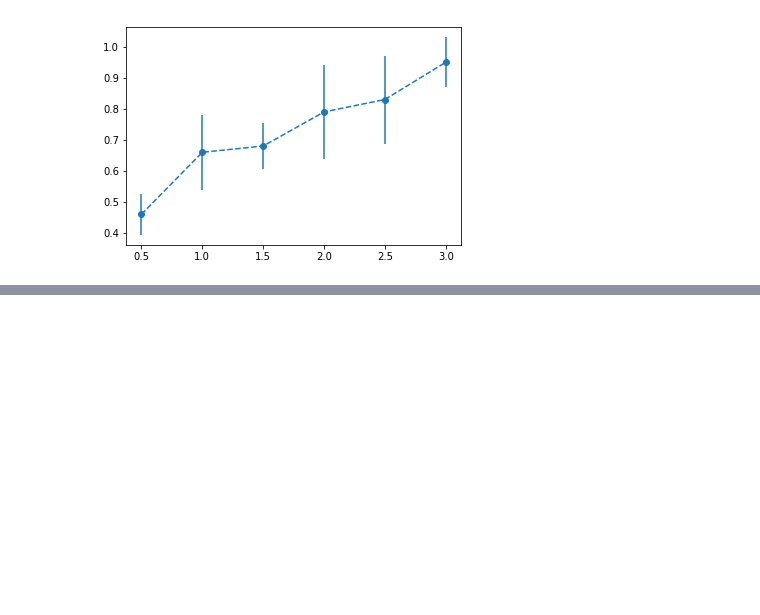
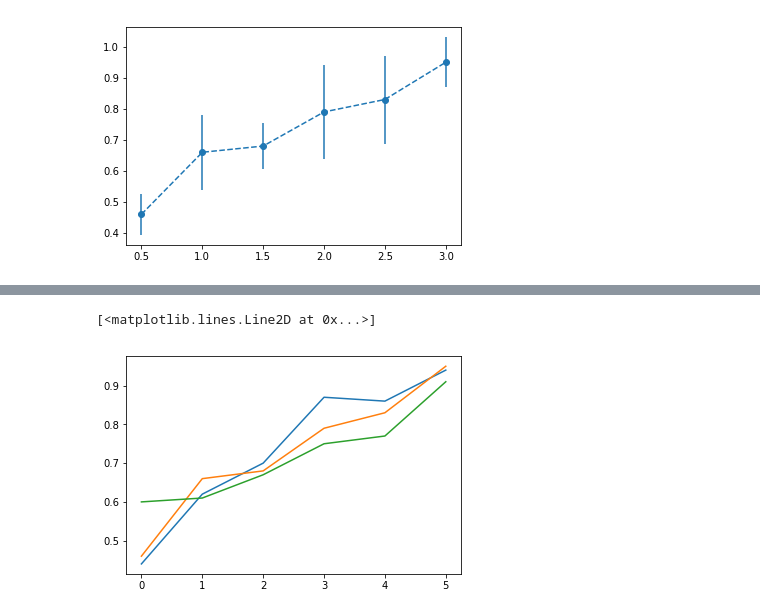
Before and after one commit to ge00rg/LabRotSprekeler, a Jupyter notebook: SVM.ipynb, the cells around one changed output, grey strips where cells are left out. Saved outputs shown, nothing was run; the diff lists cells and outputs as text; code cells hidden in the pictures; blank space fills up the shorter version.

```diff
--- a/SVM.ipynb
+++ b/SVM.ipynb
@@ -442,0 +533,7 @@ array([0])
+# %%
+plt.plot(m_scs[inds[::-1][0]])
+plt.plot(m_scs[max_inds[::-1][0]])
+plt.plot(m_scs[min_inds[::-1][0]])
+# %% [output]
+[<matplotlib.lines.Line2D at 0x...>]
+[figure, added]
```
Also changed, not shown: parts of 24 cells of this notebook, 2 other files.
